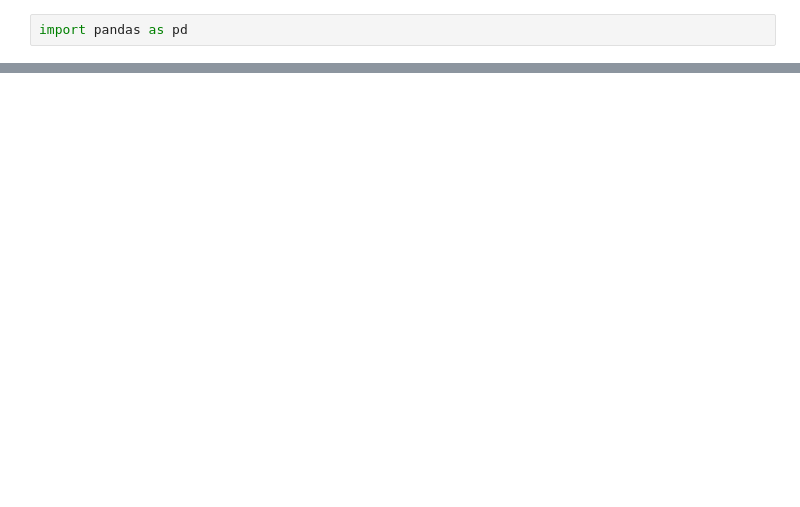
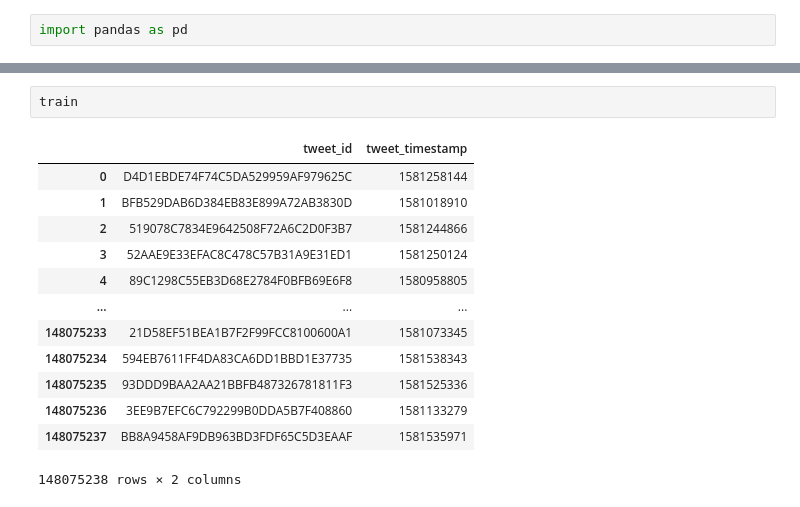
Before and after one commit to sumitsidana/recsys_challenge_2020, a Jupyter notebook: text_representation/fasttext_embeddings_train.ipynb, the cells around one changed output, grey strips where cells are left out. Drawn from its saved outputs; the diff is of its cells as text; blank space fills up the shorter version.

```diff
--- a/text_representation/fasttext_embeddings_train.ipynb
+++ b/text_representation/fasttext_embeddings_train.ipynb
@@ -28,0 +51,16 @@ KeyboardInterrupt:
+# %%
+train
+# %% [output]
+|  | tweet_id | tweet_timestamp |
+| 0 | D4D1EBDE74F74C5DA529959AF979625C | 1581258144 |
+| 1 | BFB529DAB6D384EB83E899A72AB3830D | 1581018910 |
+| 2 | 519078C7834E9642508F72A6C2D0F3B7 | 1581244866 |
+| 3 | 52AAE9E33EFAC8C478C57B31A9E31ED1 | 1581250124 |
+| 4 | 89C1298C55EB3D68E2784F0BFB69E6F8 | 1580958805 |
+| ... | ... | ... |
+| 148075233 | 21D58EF51BEA1B7F2F99FCC8100600A1 | 1581073345 |
+| 148075234 | 594EB7611FF4DA83CA6DD1BBD1E37735 | 1581538343 |
+| 148075235 | 93DDD9BAA2AA21BBFB487326781811F3 | 1581525336 |
+| 148075236 | 3EE9B7EFC6C792299B0DDA5B7F408860 | 1581133279 |
+| 148075237 | BB8A9458AF9DB963BD3FDF65C5D3EAAF | 1581535971 |
+148075238 rows × 2 columns
```
Also changed, not shown: parts of 23 cells of this notebook.
